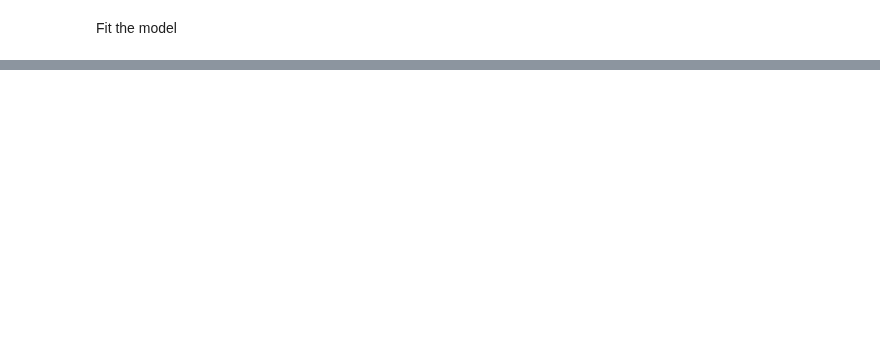
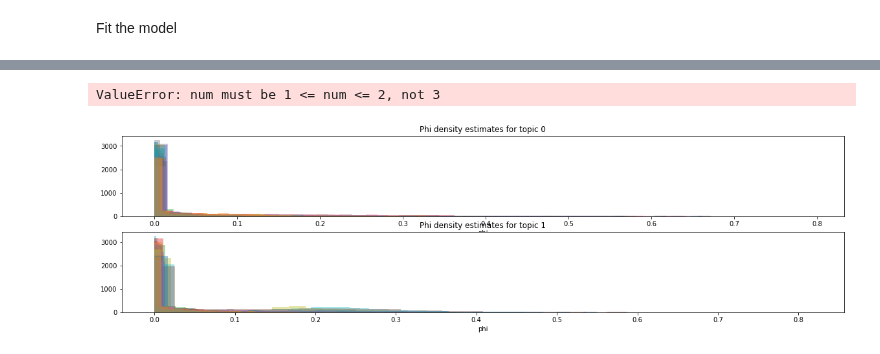
Before and after one commit to morrislab/damuta, a Jupyter notebook: twostep_lda.ipynb, the cells around one changed output, grey strips where cells are left out. Drawn from its saved outputs; the diff is of its cells as text; code cells hidden in the pictures; blank space fills up the shorter version.

```diff
--- a/twostep_lda.ipynb
+++ b/twostep_lda.ipynb
@@ -112,0 +140,16 @@ with pm.Model() as collapsed_model:
+# %%
+with pm.Model() as collapsed_model:
+
+    phi = pm.Dirichlet('phi', a=alpha, shape=(J, C))
+    theta = pm.Dirichlet("theta", a=psi, shape=(S, J))
+    A = pm.Dirichlet("A", a=gamma, shape = (S, J, K))
+    etaC = pm.Dirichlet("etaC", a=beta[:,[0,2,3]], shape=(C//2, K, M))
+    etaT = pm.Dirichlet("etaT", a=beta[:,[0,1,2]], shape=(C//2, K, M))
+    eta = pm.Deterministic('eta', pm.math.concatenate([etaC, etaT], axis=0))
+
+    for s in range(S):
+        W = pm.math.matrix_dot(theta[s], phi)
+        Q = pm.math.matrix_dot(theta[s],A[s],eta)
+
+        # mutation counts
+        w = pm.Multinomial(f'sample_{s}', n = N[s], p = tt.batched_dot(W,Q).reshape((-1,)) , observed=data[s])
@@ -133,0 +176,3 @@ with collapsed_model:
+# %%
+with collapsed_model:
+    collapsed_trace = pm.sample(1000, return_inferencedata=True)
@@ -133,0 +196,10 @@ with collapsed_model:
+# %%
+plt.figure(figsize=(20,5))
+for j in range(J):
+    plt.subplot(2,1,j+1)
+    for c in range(C):
+        sns.distplot(collapsed_trace.posterior['phi'][:, :, j, c], kde=False, hist=True)
+    plt.title(f'Phi density estimates for topic {j}')
+# %% [output]
+ValueError: num must be 1 <= num <= 2, not 3
+[figure, added]
```
Also changed, not shown: parts of 31 cells of this notebook, 1 other file.
